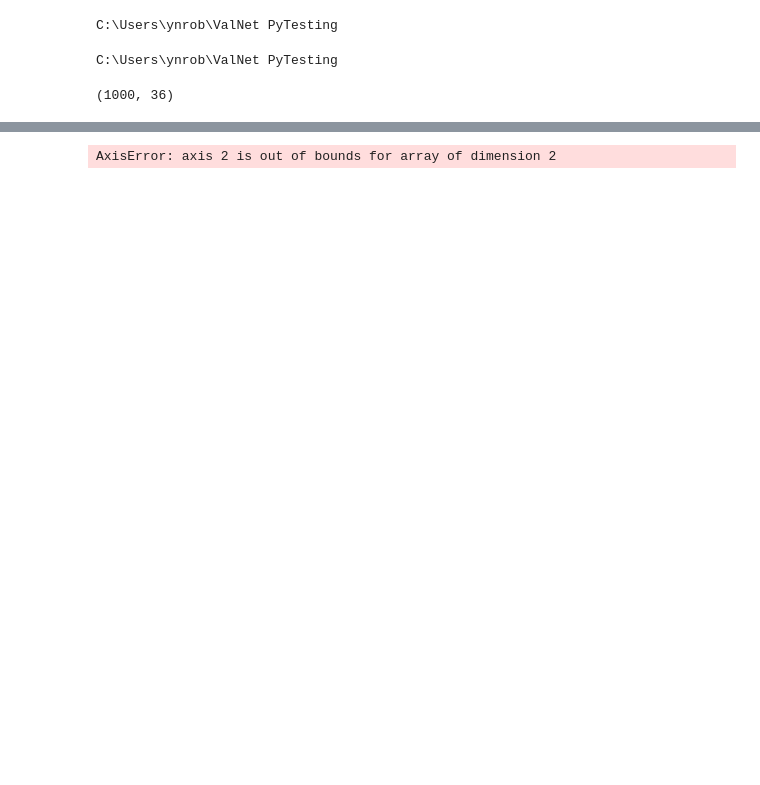
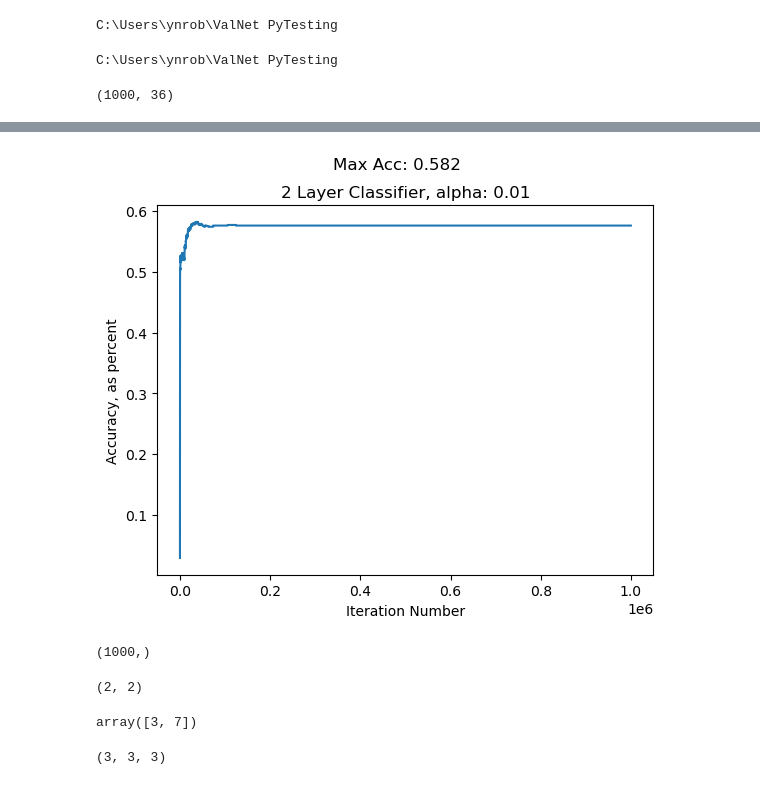
Before and after one commit to WolfWindOW/ValNet, a Jupyter notebook: PyNet.ipynb, the cells around one changed output, grey strips where cells are left out. Saved outputs shown, nothing was run; the diff lists cells and outputs as text; code cells hidden in the pictures; blank space fills up the shorter version.

```diff
--- a/PyNet.ipynb
+++ b/PyNet.ipynb
@@ -320,15 +342,25 @@ def gradDescent(X, Y, iters, alpha):
     #print(W2.shape)
     #print(b2)
     #print(b2.shape)
+    XPlt = []
+    YPlt = []
     for i in range(iters):
         Z1, A1, Z2, A2 = forwardProp(W1, b1, W2, b2, X)
         dW1, db1, dW2, db2 = backProp(Z1, A1, Z2, A2, W2, X, Y)
         W1, b1, W2, b2 = updateParams(W1, b1, W2, b2, dW1, db1, dW2, db2, alpha)
         if i % 50 == 0:
-            print("Iteration Number: ", i)
-            print("Accuracy: ", getAcc(getPreds(A2), Y))
+            XPlt.append(i)
+            YPlt.append(getAcc(getPreds(A2), Y))
+            #print("Iteration Number: ", i)
+            #print("Accuracy: ", getAcc(getPreds(A2), Y))
+    plt.plot(XPlt, YPlt)
+    plt.xlabel('Iteration Number')
+    plt.ylabel('Accuracy, as percent')
+    plt.title(r'2 Layer Classifier, alpha: {}'.format(alpha))
+    plt.suptitle(r'Max Acc: {}'.format(max(YPlt)))
+    plt.show()
     return W1, b1, W2, b2
 # %%
-W1, b1, W2, b2 = gradDescent(X_train, Y_train, 101, 0.01)
+W1, b1, W2, b2 = gradDescent(X_train, Y_train, 1000000, 0.01)
 # %% [output]
-AxisError: axis 2 is out of bounds for array of dimension 2
+[figure, added]
@@ -334,0 +369,28 @@ AxisError: axis 2 is out of bounds for array of dimension 2
+# %%
+Y_train.shape
+# %% [output]
+(1000,)
+# %%
+a = np.array(((1, 4),
+              (2, 3)))
+a.shape
+# %% [output]
+(2, 2)
+# %%
+np.sum(a, 0)
+# %% [output]
+array([3, 7])
+# %%
+b = np.array((((2, 1, 1),
+              (1, 1, 1),
+              (1, 1, 1)),
+             ((1, 1, 1),
+              (1, 1, 1),
+              (1, 1, 1)),
+             ((1, 1, 1),
+              (1, 1, 1),
+              (1, 1, 1)),
+            ))
+b.shape
+# %% [output]
+(3, 3, 3)
```
Also changed, not shown: parts of 4 cells of this notebook.
